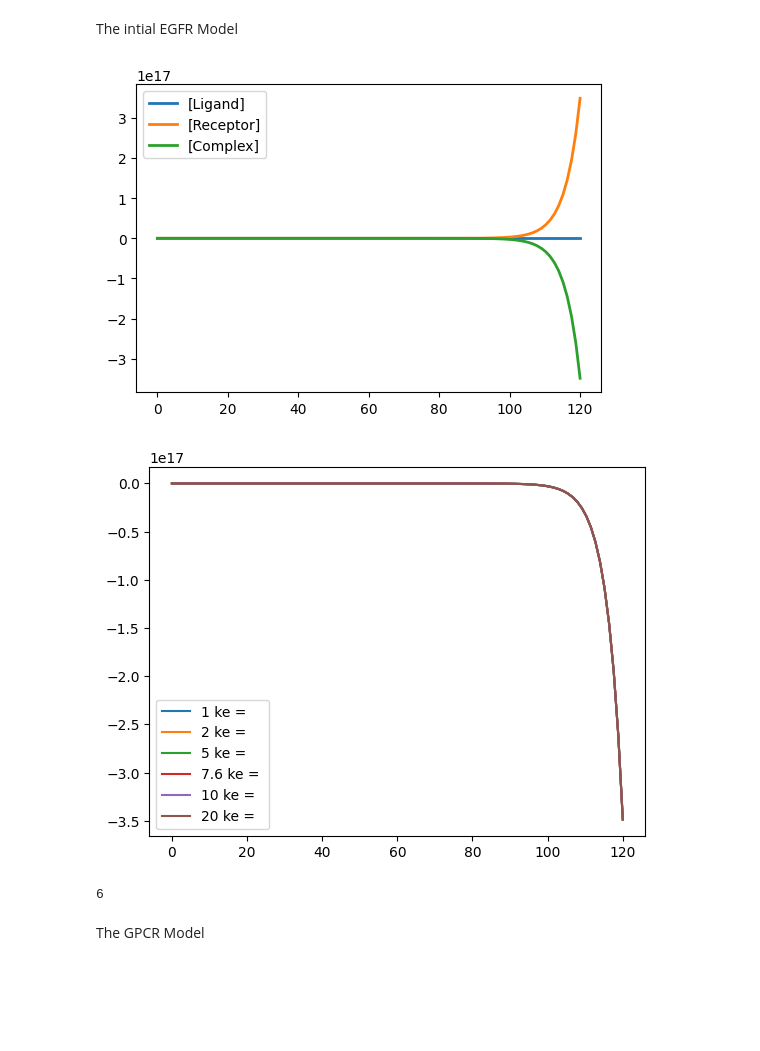
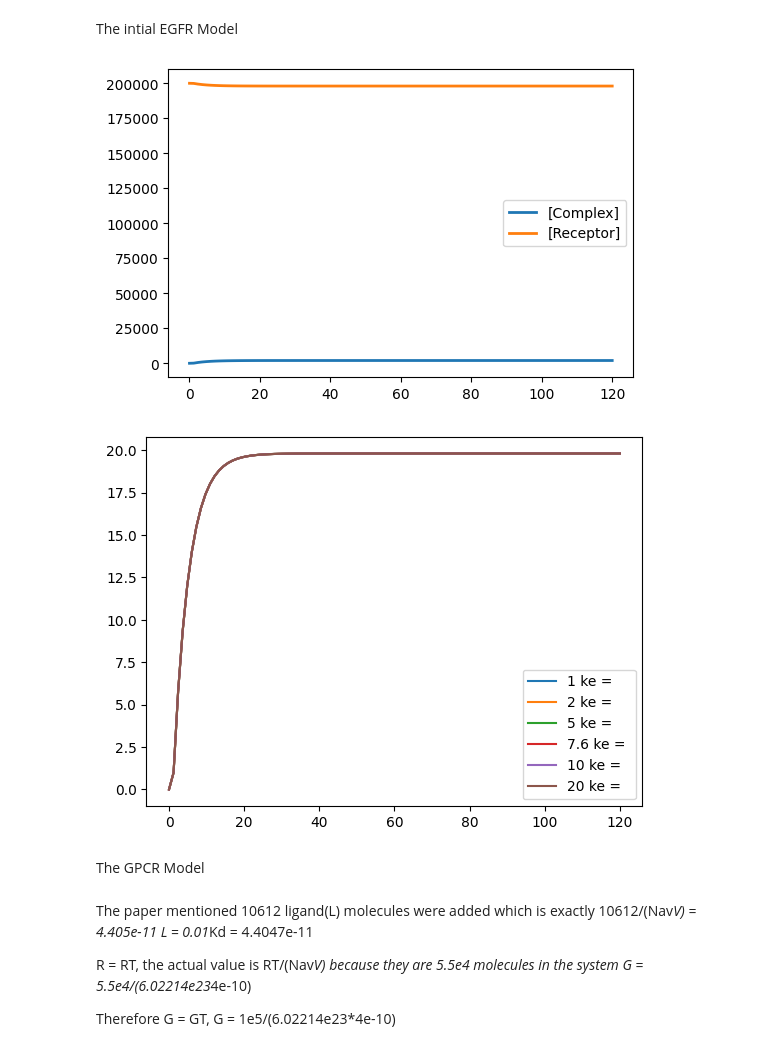
Before and after one commit to Ara101/Recapitulating-Shankaran2007-GPCR-model, a Jupyter notebook: GPCR_model/Shankaran_model.ipynb, the cells around one changed output. Saved outputs shown, nothing was run; the diff lists cells and outputs as text; code cells hidden in the pictures; blank space fills up the shorter version.

```diff
--- a/GPCR_model/Shankaran_model.ipynb
+++ b/GPCR_model/Shankaran_model.ipynb
@@ -12,52 +12,59 @@ The intial EGFR Model
 # seperate ligand and receptor entire EGFR model
 shankaran_model_EGFR = te.loada("""
 
-Ligand + Receptor -> Complex; Ligand*Receptor*kon
+Complex -> Receptor; koff*Complex
 
-Complex -> ; Receptor*koff
--> Receptor ; kt*Rt
+Complex -> Ligand; koff*Complex*(1/(Nav*V))
 
-Complex -> Ligand; Complex*koff
+$Ligand + Receptor -> Complex; Ligand*Receptor*kon
 
 Receptor = Rt
 Complex = 0
 
 kon = 0.097
 koff = 0.24
 Kd = koff/kon
 kt = 0.02
 ke = 0.15
-Rt = 2*10^5
+Rt = 2e5
+Vr = kt*Rt
 
-Vr = kt*Rt
 Nav = 6.022*10^23
-V = 4*10^-10
+V = 4e-10
+sys_corr = (1/(Nav*V))
 
-at (time > 1): Ligand = 0.01*Kd
+at (time > 1): $Ligand = 0.01*Kd
 """)
 shankaran_model_EGFR.reset()
 m = shankaran_model_EGFR.simulate(0, 120, 100)
 shankaran_model_EGFR.plot()
 
 # change a species value to recreate the graph
 shankaran_model_EGFR.resetAll()
-count = 0
+
 for i in [1,2,5,7.6,10,20]:
     shankaran_model_EGFR.resetToOrigin()
     shankaran_model_EGFR.ke = 0.15*i
     result = shankaran_model_EGFR.simulate(0, 120, 100,['time','Complex'])
-    plt.plot(result[:,0],result[:,1], label = '%s ke = '%i)
-    count += 1
+    plt.plot(result[:,0],result[:,1]/100, label = '%s ke = '%i)
 
 plt.legend()
 plt.show()
-print(count)
 # %% [output]
-[figure, old version]
+[figure, new version]
-[figure, old version]
+[figure, new version]
-6
 # %% [markdown]
 The GPCR Model
+# %% [markdown]
+The paper mentioned 10612 ligand(L) molecules were added
+which is exactly 10612/(Nav*V) = 4.405e-11
+L = 0.01*Kd = 4.4047e-11
+
+R = RT, the actual value is RT/(Nav*V)  because they are 5.5e4 molecules in the system
+G = 5.5e4/(6.02214e23*4e-10)
+
+Therefore
+G = GT, G = 1e5/(6.02214e23*4e-10)
 # %%
 # seperate ligand and receptor GPCR
 shankaran_model_GPCR = te.loada("""
```
Also changed, not shown: parts of 3 cells of this notebook.
